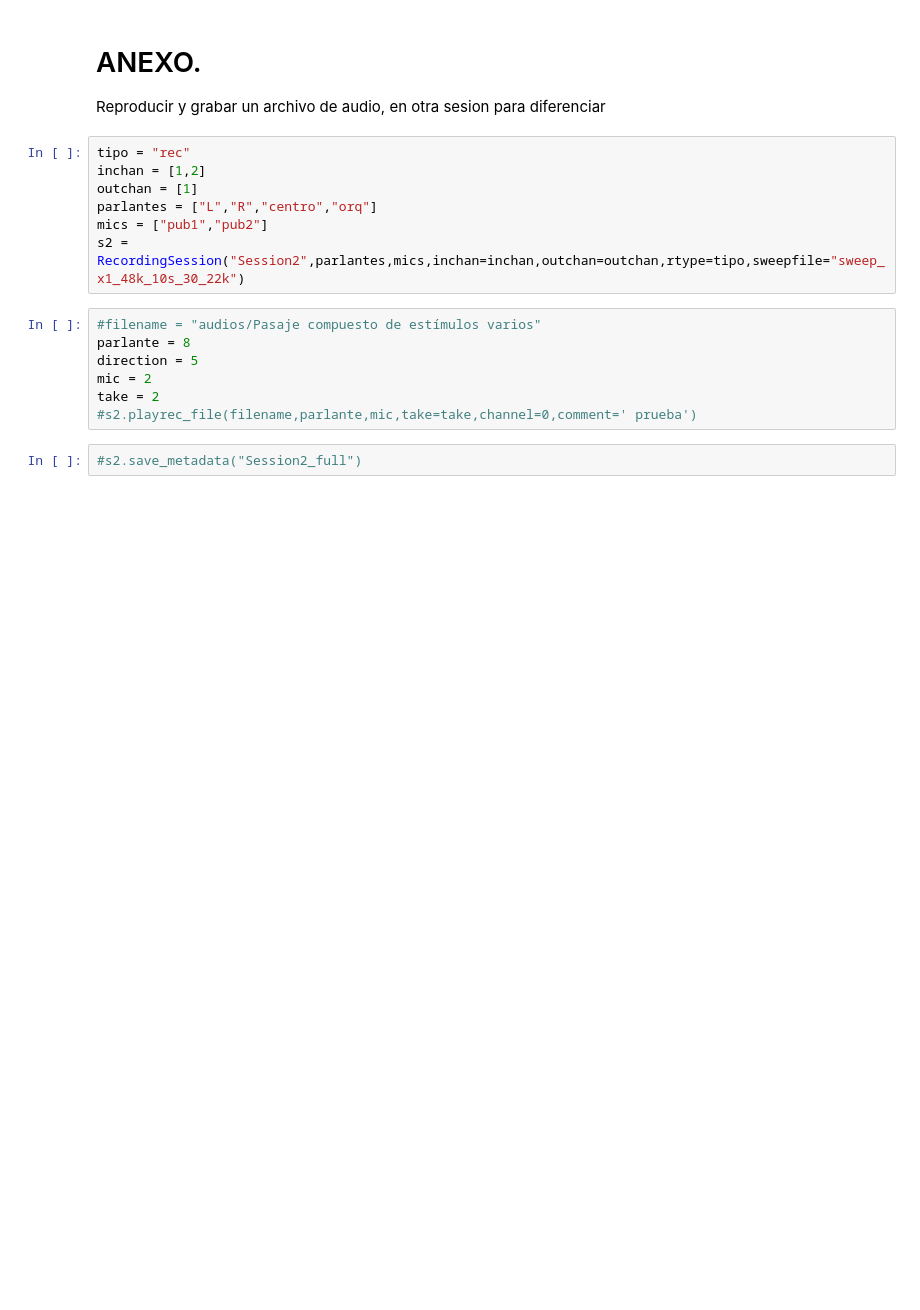
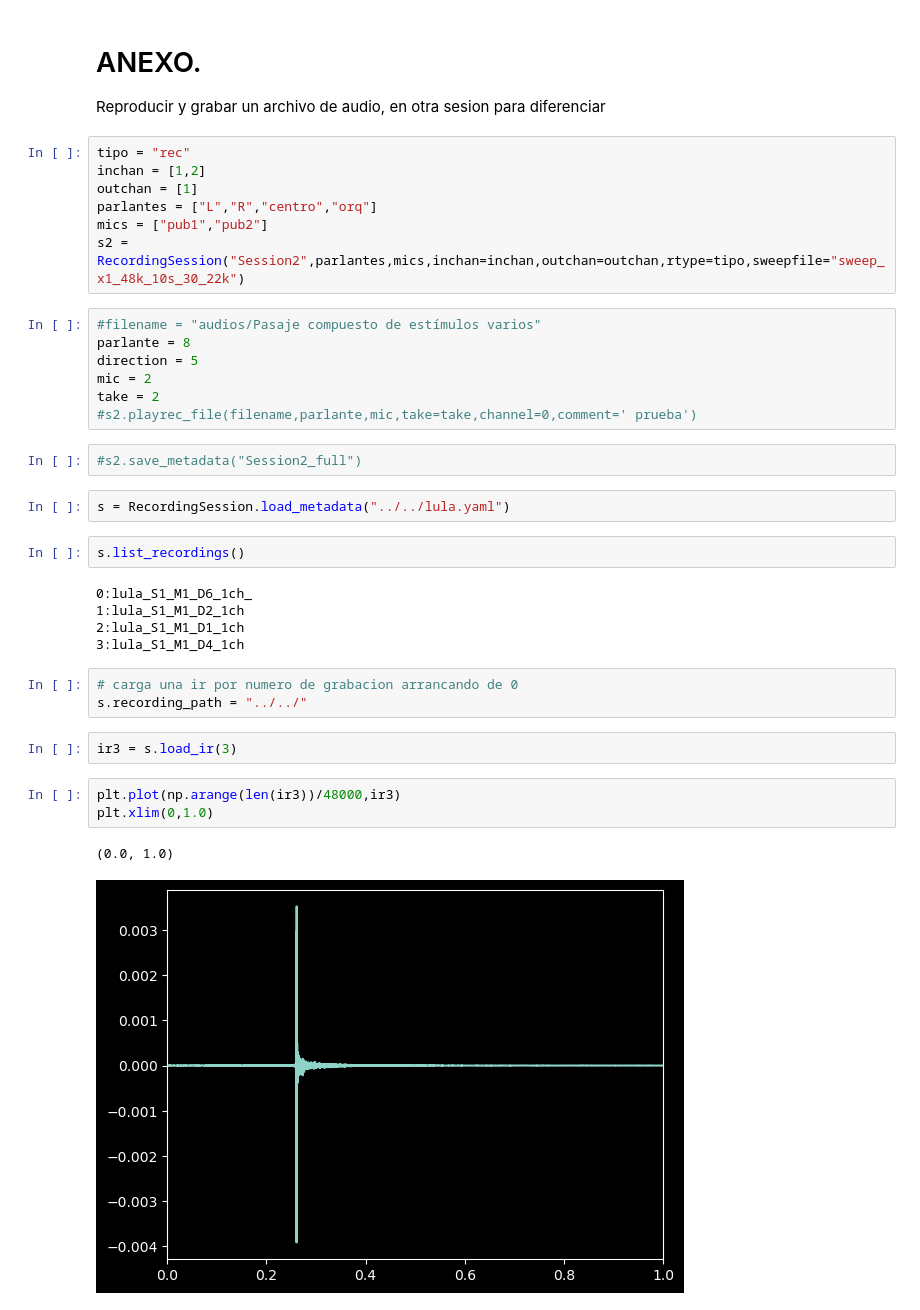
Before and after one commit to meguia/IRma, a Jupyter notebook: src/notebooks/field_session.ipynb, the cells around one changed output. Saved outputs shown, nothing was run; the diff lists cells and outputs as text; blank space fills up the shorter version.

```diff
--- a/src/notebooks/field_session.ipynb
+++ b/src/notebooks/field_session.ipynb
@@ -250,3 +250,23 @@ take = 2
 #s2.playrec_file(filename,parlante,mic,take=take,channel=0,comment=' prueba')
 # %%
 #s2.save_metadata("Session2_full")
+# %%
+s = RecordingSession.load_metadata("../../lula.yaml")
+# %%
+s.list_recordings()
+# %% [output]
+0:lula_S1_M1_D6_1ch_
+1:lula_S1_M1_D2_1ch
+2:lula_S1_M1_D1_1ch
+3:lula_S1_M1_D4_1ch
+# %%
+# carga una ir por numero de grabacion arrancando de 0
+s.recording_path = "../../"
+# %%
+ir3 = s.load_ir(3)
+# %%
+plt.plot(np.arange(len(ir3))/48000,ir3)
+plt.xlim(0,1.0)
+# %% [output]
+(0.0, 1.0)
+[figure, added]
```
Also changed, not shown: parts of 6 cells of this notebook, 7 other files.
